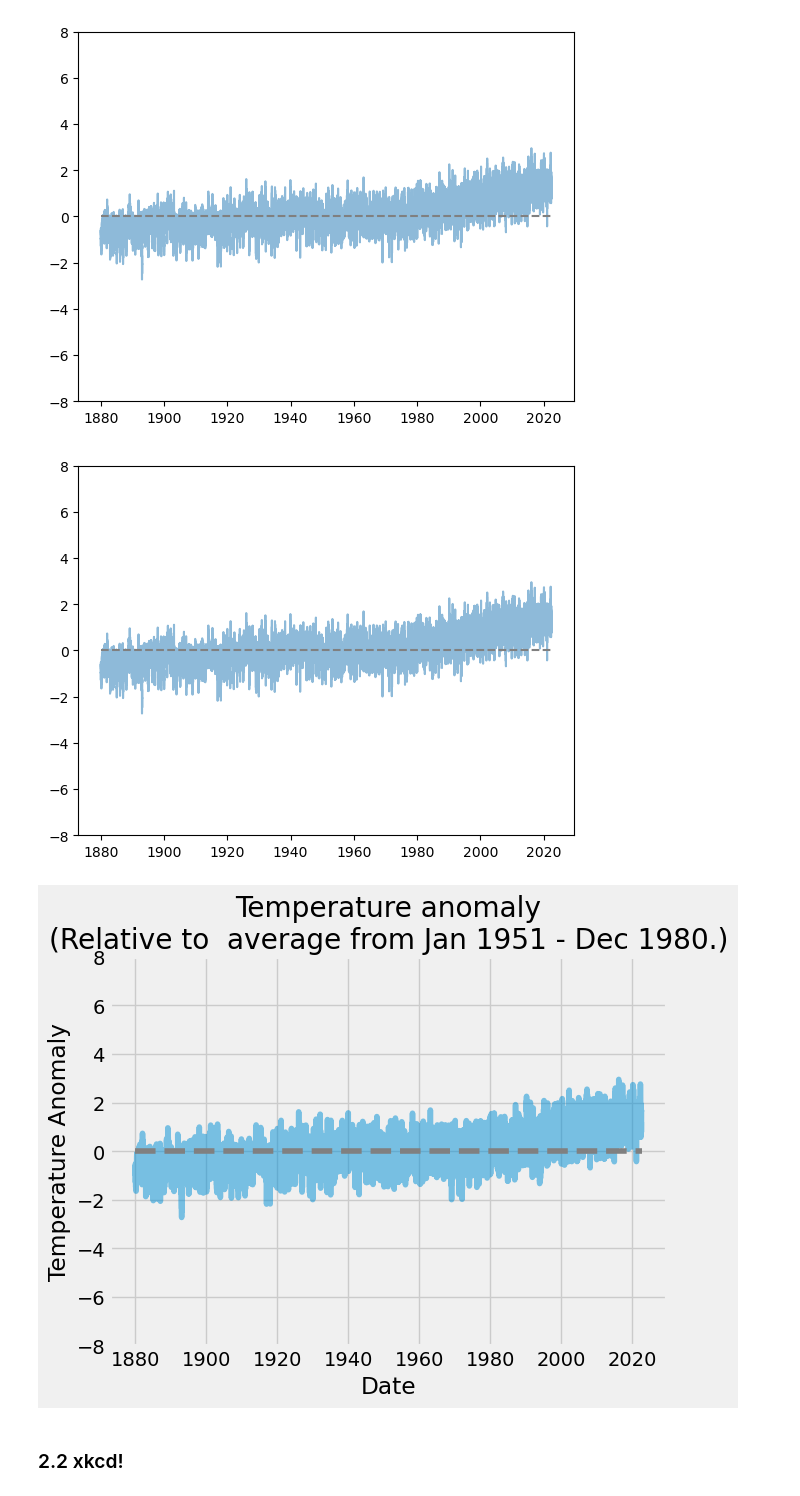
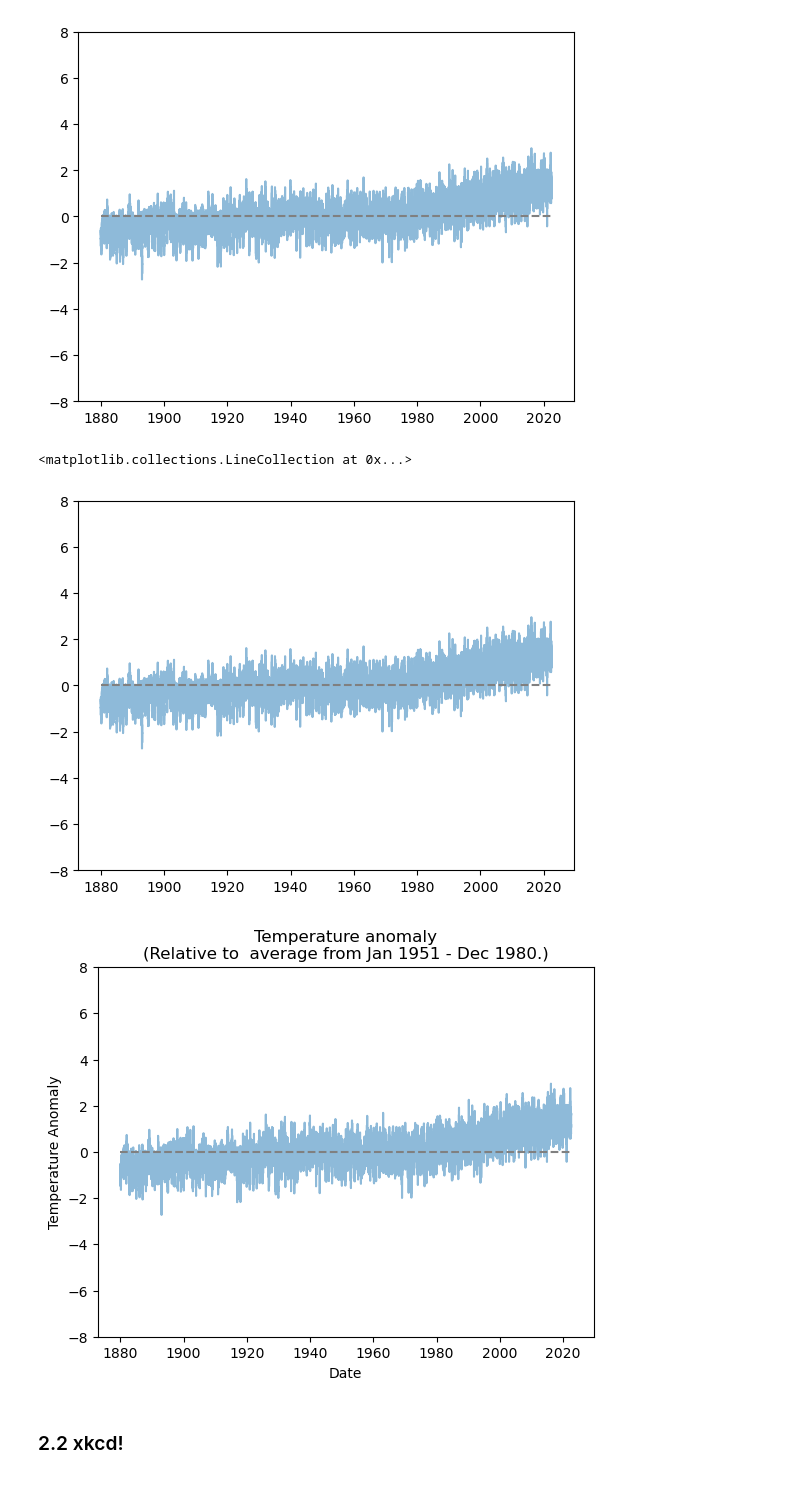
Before and after one commit to SPS-SP2273/learning-portfolio-alfraang, a Jupyter notebook: plotting/plotting_(need).ipynb, the cells around one changed output. Saved outputs shown, nothing was run; the diff lists cells and outputs as text; code cells hidden in the pictures.

Commit message:
plotting need

```diff
--- a/plotting/plotting_(need).ipynb
+++ b/plotting/plotting_(need).ipynb
@@ -192,27 +194,29 @@ plt.ylim([-8, 8])
 plt.hlines(0, date[0], date[-1], linestyle='--', colors='grey')
 # add horizontal line
 
-plt.style.use('fivethirtyeight')
+
+# plt.style.use('fivethirtyeight')
 # %% [output]
+<matplotlib.collections.LineCollection at 0x...>
 [figure]
 # %%
-plt.style.use('fivethirtyeight')
+# plt.style.use('fivethirtyeight')
 
 data = np.loadtxt('Complete_TAVG_daily.txt', skiprows=24)
 
 date = data[:, 0]
 anomaly = data[:, -1]
 
 plt.plot(date, anomaly, alpha=.5)
 plt.hlines(0, date[0], date[-1], linestyle='--', colors='grey')
 plt.ylim([-8, 8])
 
 plt.xlabel('Date')
 plt.ylabel('Temperature Anomaly')
 plt.title('Temperature anomaly\n(Relative to  average from Jan 1951 - Dec 1980.)')
 plt.show()
 # %% [output]
-[figure, old version]
+[figure, new version]
 # %% [markdown]
 ### 2.2 xkcd!
 # %%
```
Also changed, not shown: parts of 5 cells of this notebook.
